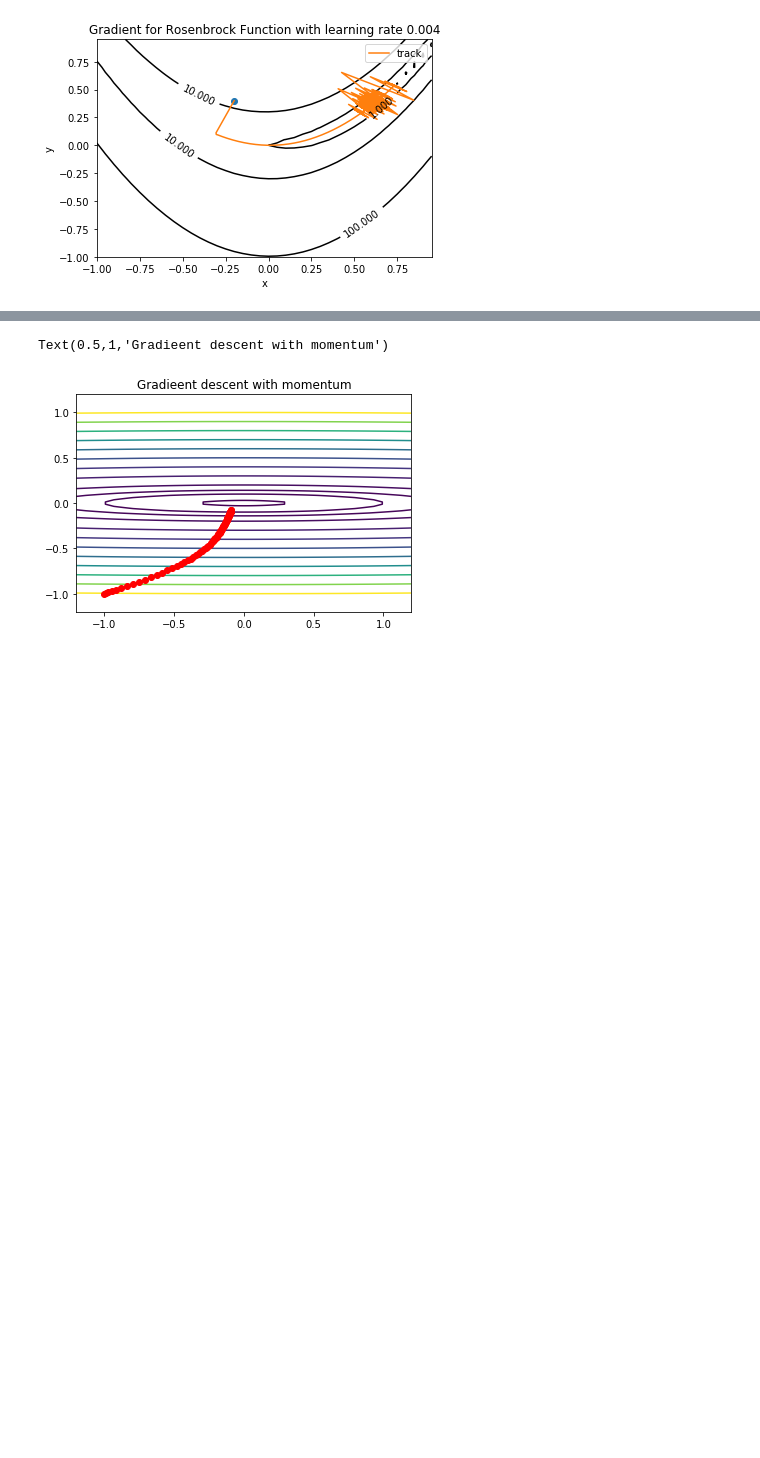
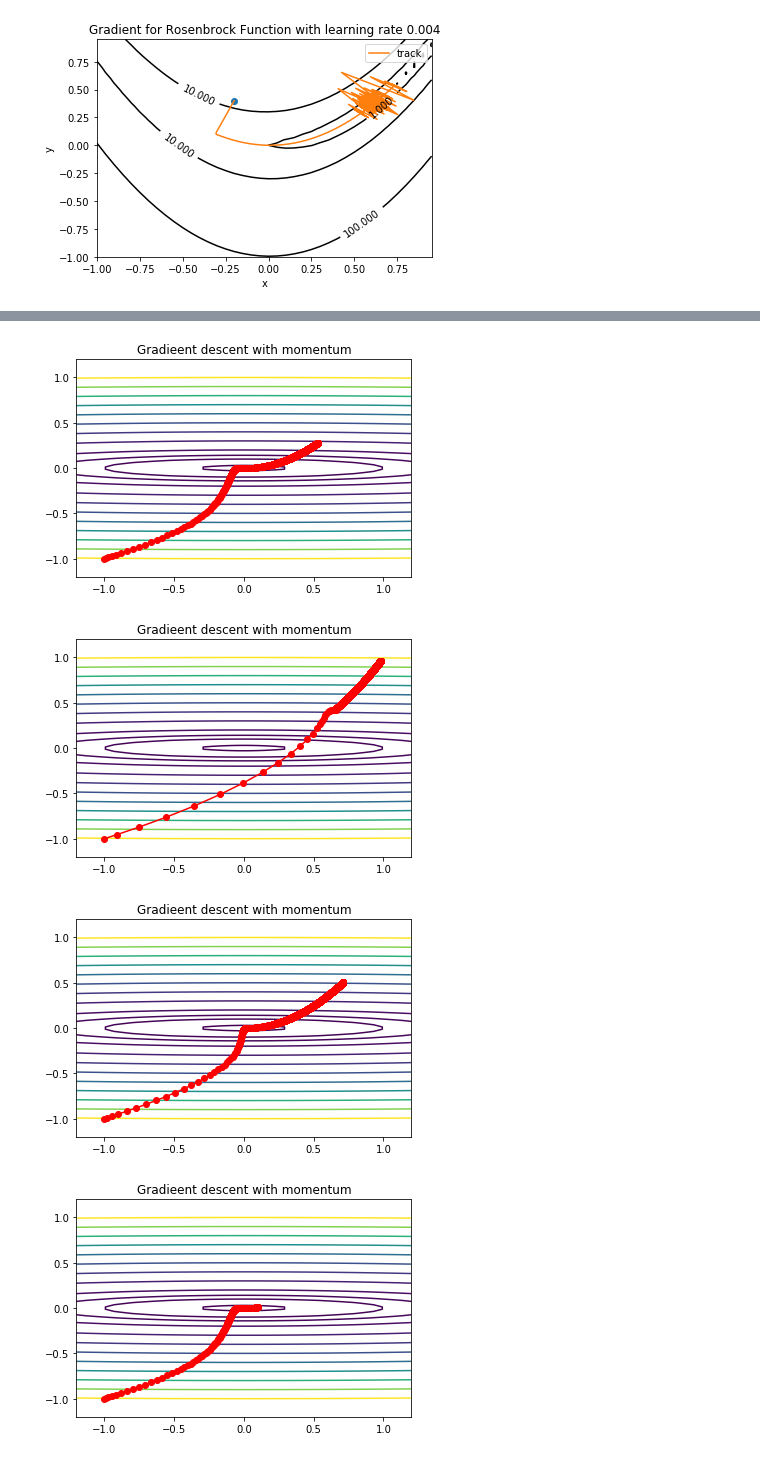
Before and after one commit to WuZhuoran/ANLY-590-Neural-Nets-and-Deep-Learning, a Jupyter notebook: Assignment1/assignment1.ipynb, the cells around one changed output, grey strips where cells are left out. Drawn from its saved outputs; the diff is of its cells as text; code cells hidden in the pictures; blank space fills up the shorter version.

```diff
--- a/Assignment1/assignment1.ipynb
+++ b/Assignment1/assignment1.ipynb
@@ -341,43 +391,54 @@ draw_graph_2(6000, 0.01)
 # GD with Momentum
 
 def f2(x):
     return (1 - x[0]) ** 2 + 100 * (x[1] - x[0] * x[0]) ** 2
 
 def grad2(x):
     return np.array([2 * x[0] - 2 + 400 * x[0] * (x[0] * x[0] - x[1]), 200 * (x[1] - x[0] * x[0])])
 
 def gd2(x, grad, alpha, max_iter=10):
     xs = np.zeros((1 + max_iter, x.shape[0]))
     xs[0,:] = x
     for i in range(max_iter):
         x = x - alpha * grad(x)
         xs[i+1,:] = x
     return xs
 
 def gd2_momentum(x, grad, alpha, beta=0.9, max_iter=10):
     xs = np.zeros((1 + max_iter, x.shape[0]))
     xs[0, :] = x
     v = 0
     for i in range(max_iter):
         v = beta*v + (1-beta)*grad(x)
         vc = v/(1+beta**(i+1))
         x = x - alpha * vc
         xs[i+1, :] = x
     return xs
 
 
-alpha = 0.0001
-x0 = np.array([-1,-1])
-xs = gd2_momentum(x0, grad2, alpha, beta=0.8, max_iter=100)
+def draw_graph_m(iterations, learning_rate, beta=0.8):
+    alpha = learning_rate
+    x0 = np.array([-1,-1])
+    xs = gd2_momentum(x0, grad2, alpha, beta=beta, max_iter=iterations)
 
-x = np.linspace(-1.2, 1.2, 100)
-y = np.linspace(-1.2, 1.2, 100)
-X, Y = np.meshgrid(x, y)
-levels = [0.1,1,2,4,9, 16, 25, 36, 49, 64, 81, 100]
-Z = x**2 + 100*Y**2
-c = plt.contour(X, Y, Z, levels)
-plt.plot(xs[:, 0], xs[:, 1], 'o-', c='red')
-plt.title('Gradieent descent with momentum')
+    x = np.linspace(-1.2, 1.2, 100)
+    y = np.linspace(-1.2, 1.2, 100)
+    X, Y = np.meshgrid(x, y)
+    levels = [0.1,1,2,4,9, 16, 25, 36, 49, 64, 81, 100]
+    Z = x**2 + 100*Y**2
+    c = plt.contour(X, Y, Z, levels)
+    plt.plot(xs[:, 0], xs[:, 1], 'o-', c='red')
+    plt.title('Gradieent descent with momentum')
+    plt.show()
+
+
+draw_graph_m(6000, 0.0001)
+draw_graph_m(6000, 0.001)
+draw_graph_m(6000, 0.0002)
+draw_graph_m(1000, 0.0001)
+draw_graph_m(100, 0.0001)
 # %% [output]
-Text(0.5,1,'Gradieent descent with momentum')
-[figure, old version]
+[figure, new version]
+[figure, added]
+[figure, added]
+[figure, added]
```
Also changed, not shown: parts of 26 cells of this notebook.
